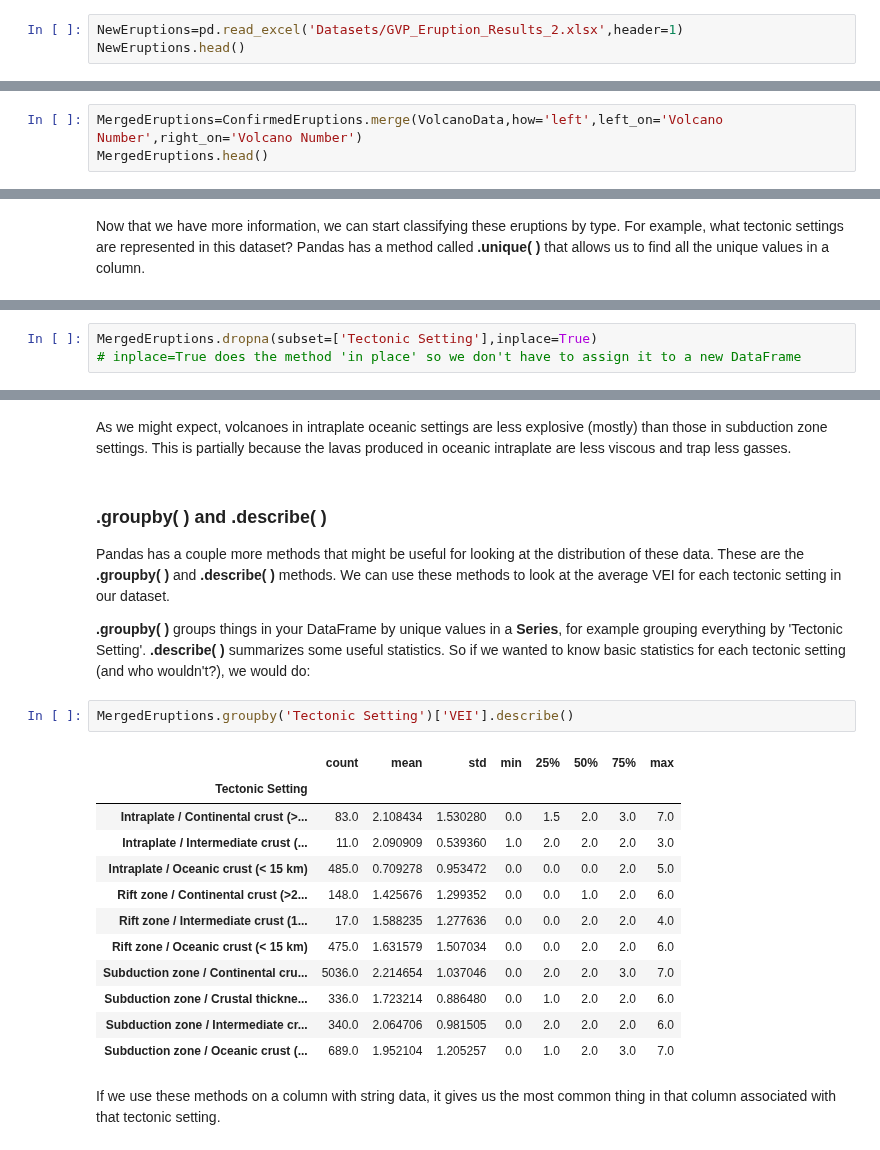
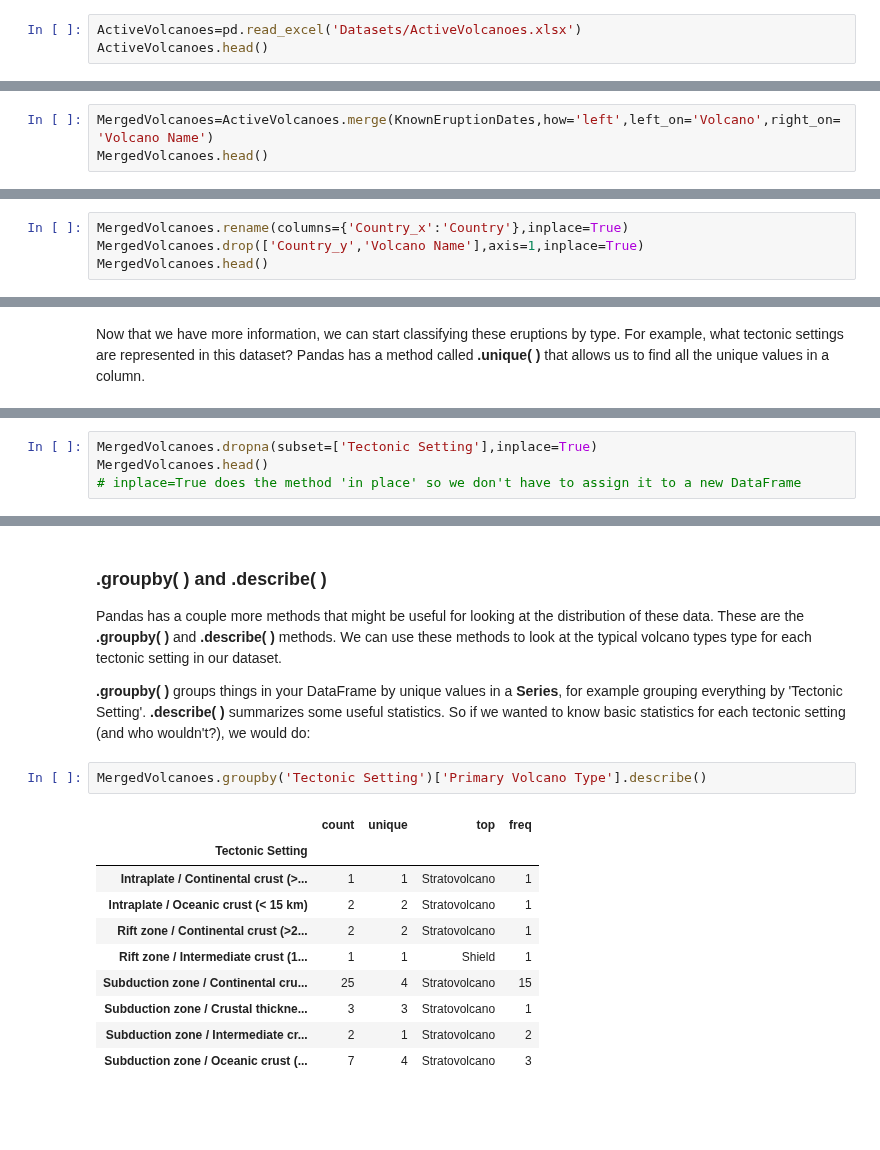
Before and after one commit to ltauxe/Python-for-Earth-Science-Students, a Jupyter notebook: Lecture_12.ipynb, the cells around one changed output, grey strips where cells are left out. Saved outputs shown, nothing was run; the diff lists cells and outputs as text; blank space fills up the shorter version.

```diff
--- a/Lecture_12.ipynb
+++ b/Lecture_12.ipynb
@@ -219,4 +347,4 @@ Newer data are contained in the 'GVP_Eruption_Results_2' spreadsheet. Let's add
 # %%
-NewEruptions=pd.read_excel('Datasets/GVP_Eruption_Results_2.xlsx',header=1)
-NewEruptions.head()
+ActiveVolcanoes=pd.read_excel('Datasets/ActiveVolcanoes.xlsx')
+ActiveVolcanoes.head()
 # %% [output]
@@ -277,4 +365,4 @@ Image(filename='Figures/join-types.jpg')
 # %%
-MergedEruptions=ConfirmedEruptions.merge(VolcanoData,how='left',left_on='Volcano Number',right_on='Volcano Number')
-MergedEruptions.head()
+MergedVolcanoes=ActiveVolcanoes.merge(KnownEruptionDates,how='left',left_on='Volcano',right_on='Volcano Name')
+MergedVolcanoes.head()
 # %% [output]
@@ -287,0 +377,4 @@ MergedEruptions.head()
+# %%
+MergedVolcanoes.rename(columns={'Country_x':'Country'},inplace=True)
+MergedVolcanoes.drop(['Country_y','Volcano Name'],axis=1,inplace=True)
+MergedVolcanoes.head()
@@ -308,3 +408,4 @@ This tells us some useful information, including that some of the values are not
 # %%
-MergedEruptions.dropna(subset=['Tectonic Setting'],inplace=True)
+MergedVolcanoes.dropna(subset=['Tectonic Setting'],inplace=True)
+MergedVolcanoes.head()
 # inplace=True does the method 'in place' so we don't have to assign it to a new DataFrame
@@ -383,25 +419,19 @@ plt.legend();
-# %% [markdown]
-As we might expect, volcanoes in intraplate oceanic settings are less explosive (mostly) than those in subduction zone settings. This is partially because the lavas produced in oceanic intraplate are less viscous and trap less gasses.
 # %% [markdown]
 ### .groupby( ) and .describe( )
 
-Pandas has a couple more methods that might be useful for looking at the distribution of these data. These are the **.groupby( )** and **.describe( )** methods. We can use these methods to look at the average VEI for each tectonic setting in our dataset.
+Pandas has a couple more methods that might be useful for looking at the distribution of these data. These are the **.groupby( )** and **.describe( )** methods. We can use these methods to look at the typical volcano types type for each tectonic setting in our dataset.
 
 **.groupby( )** groups things in your DataFrame by unique values in a **Series**, for example grouping everything by 'Tectonic Setting'.    **.describe( )** summarizes some useful statistics.  So if we wanted to know basic statistics for each tectonic setting (and who wouldn't?), we would do:
 # %%
-MergedEruptions.groupby('Tectonic Setting')['VEI'].describe()
+MergedVolcanoes.groupby('Tectonic Setting')['Primary Volcano Type'].describe()
 # %% [output]
-|  | count | mean | std | min | 25% | 50% | 75% | max |
-| Tectonic Setting |  |  |  |  |  |  |  |  |
-| Intraplate / Continental crust (>... | 83.0 | 2.108434 | 1.530280 | 0.0 | 1.5 | 2.0 | 3.0 | 7.0 |
-| Intraplate / Intermediate crust (... | 11.0 | 2.090909 | 0.539360 | 1.0 | 2.0 | 2.0 | 2.0 | 3.0 |
-| Intraplate / Oceanic crust (< 15 km) | 485.0 | 0.709278 | 0.953472 | 0.0 | 0.0 | 0.0 | 2.0 | 5.0 |
-| Rift zone / Continental crust (>2... | 148.0 | 1.425676 | 1.299352 | 0.0 | 0.0 | 1.0 | 2.0 | 6.0 |
-| Rift zone / Intermediate crust (1... | 17.0 | 1.588235 | 1.277636 | 0.0 | 0.0 | 2.0 | 2.0 | 4.0 |
-| Rift zone / Oceanic crust (< 15 km) | 475.0 | 1.631579 | 1.507034 | 0.0 | 0.0 | 2.0 | 2.0 | 6.0 |
-| Subduction zone / Continental cru... | 5036.0 | 2.214654 | 1.037046 | 0.0 | 2.0 | 2.0 | 3.0 | 7.0 |
-| Subduction zone / Crustal thickne... | 336.0 | 1.723214 | 0.886480 | 0.0 | 1.0 | 2.0 | 2.0 | 6.0 |
-| Subduction zone / Intermediate cr... | 340.0 | 2.064706 | 0.981505 | 0.0 | 2.0 | 2.0 | 2.0 | 6.0 |
-| Subduction zone / Oceanic crust (... | 689.0 | 1.952104 | 1.205257 | 0.0 | 1.0 | 2.0 | 3.0 | 7.0 |
+|  | count | unique | top | freq |
+| Tectonic Setting |  |  |  |  |
+| Intraplate / Continental crust (>... | 1 | 1 | Stratovolcano | 1 |
+| Intraplate / Oceanic crust (< 15 km) | 2 | 2 | Stratovolcano | 1 |
+| Rift zone / Continental crust (>2... | 2 | 2 | Stratovolcano | 1 |
+| Rift zone / Intermediate crust (1... | 1 | 1 | Shield | 1 |
+| Subduction zone / Continental cru... | 25 | 4 | Stratovolcano | 15 |
+| Subduction zone / Crustal thickne... | 3 | 3 | Stratovolcano | 1 |
+| Subduction zone / Intermediate cr... | 2 | 1 | Stratovolcano | 2 |
+| Subduction zone / Oceanic crust (... | 7 | 4 | Stratovolcano | 3 |
-# %% [markdown]
-If we use these methods on a column with string data, it gives us the most common thing in that column associated with that tectonic setting.
```
Also changed, not shown: parts of 84 cells of this notebook, 18 other files.
